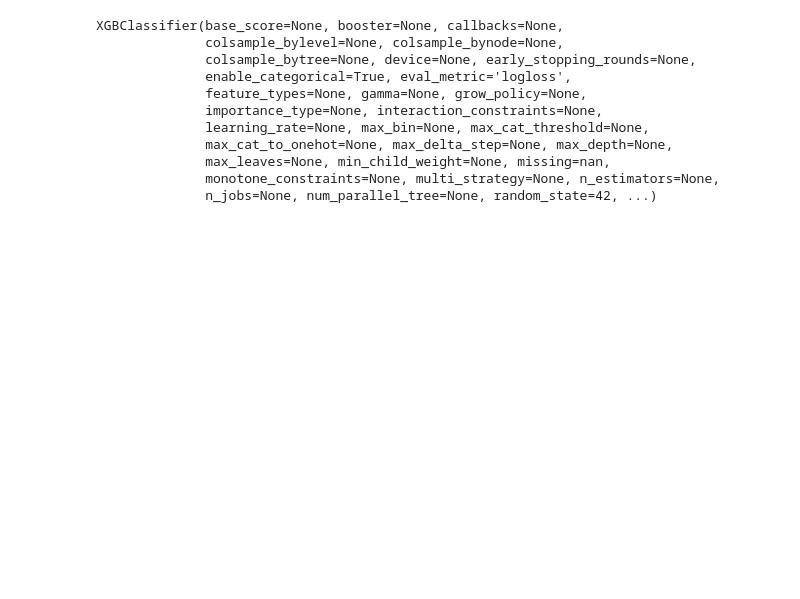
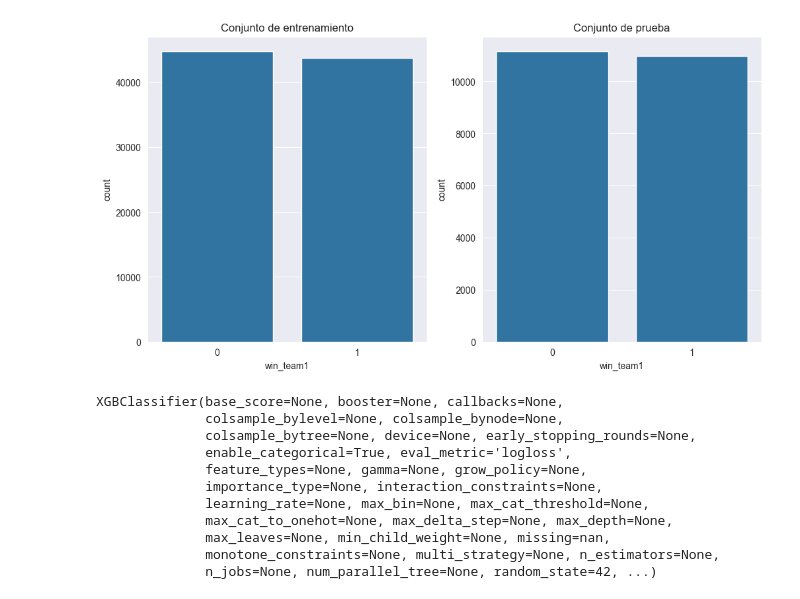
Before and after one commit to Gaviola/Proyecto_Final_IA, a Jupyter notebook: proyecto_final/code/gradien_boosting.ipynb, the cells around one changed output. Cells and saved outputs as stored; diff of their text form; code cells hidden in the pictures; blank space fills up the shorter version.

```diff
--- a/proyecto_final/code/gradien_boosting.ipynb
+++ b/proyecto_final/code/gradien_boosting.ipynb
@@ -7,13 +9,26 @@ from sklearn.preprocessing import LabelEncoder
 # %%
-match_data = pd.read_csv('matchDataProcessed.csv')
-wins = pd.read_csv('matchDataWins.csv')
+match_data = pd.read_csv('C:\\Users\\Facu\\PycharmProjects\\Proyecto_Final_IA\\proyecto_final\\data\\matchDataProcessed.csv')
+wins = pd.read_csv('C:\\Users\\Facu\\PycharmProjects\\Proyecto_Final_IA\\proyecto_final\\data\\matchDataWins.csv')
 # %%
 win_team1 = pd.DataFrame(wins['win_team1'])
 win_team2 = pd.DataFrame(wins['win_team2'])
+# %%
+# Elimina las columnas de firstBaron de los datos
+match_data = match_data.drop(['firstBaronTeam1', 'firstBaronTeam2'], axis=1)
 # %%
 # Dividir los datos en conjunto de entrenamiento y conjunto de prueba
 predictors = match_data
 predictors_train, predictors_test, wins_team1_train, wins_team1_test = train_test_split(predictors, win_team1, test_size=0.2, random_state=42)
+# %%
+# graficar la cantidad de victorias y derrotas en el conjunto de entrenamiento y prueba
+fig, ax = plt.subplots(1, 2, figsize=(12, 6))
+sns.countplot(x='win_team1', data=wins_team1_train, ax=ax[0])
+ax[0].set_title('Conjunto de entrenamiento')
+sns.countplot(x='win_team1', data=wins_team1_test, ax=ax[1])
+ax[1].set_title('Conjunto de prueba')
+plt.show()
+# %% [output]
+[figure, added]
 # %%
 # Configuración del clasificador XGBoost
 model = xgb.XGBClassifier(objective="binary:logistic", random_state=42,enable_categorical=True,eval_metric='logloss',use_label_encoder=False)
```
Also changed, not shown: parts of 4 cells of this notebook, 1 other file.
